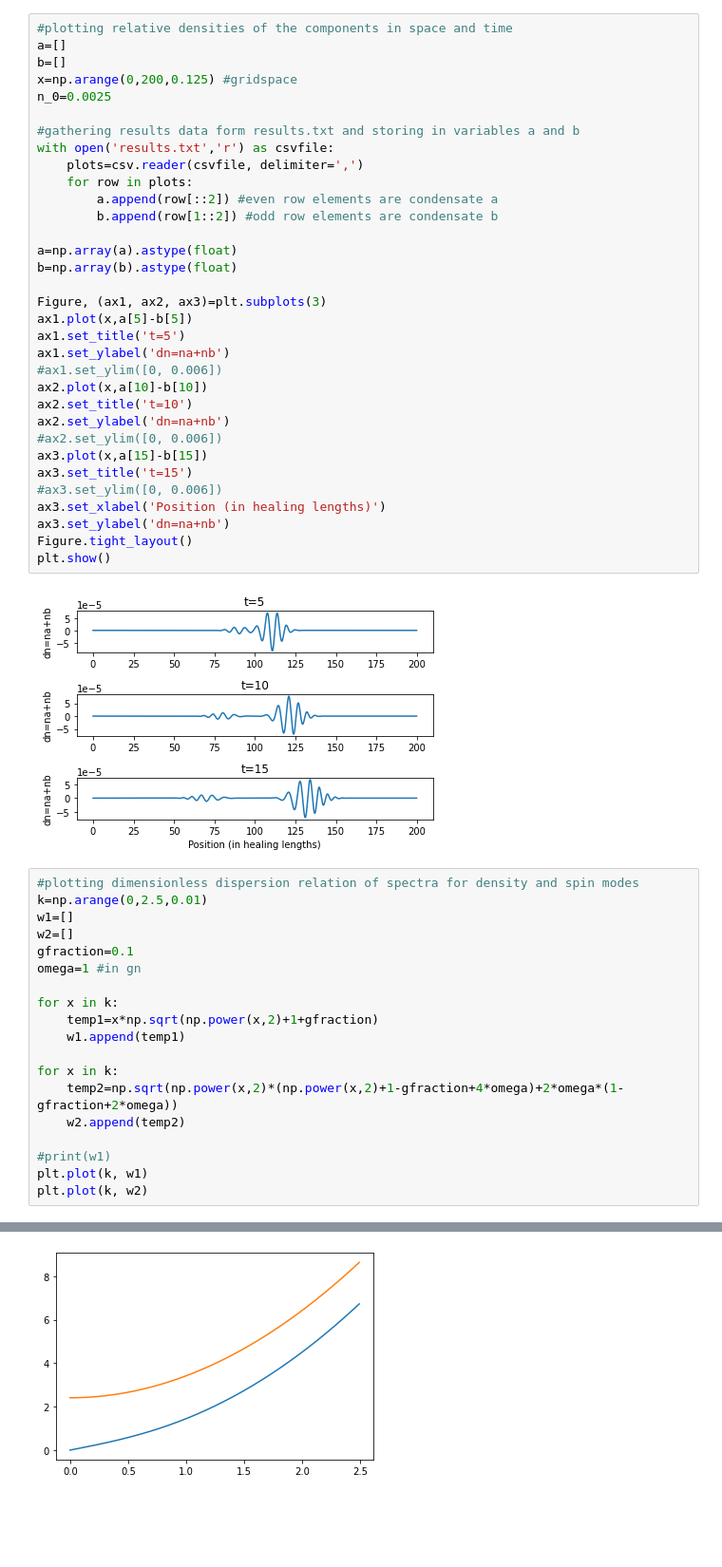
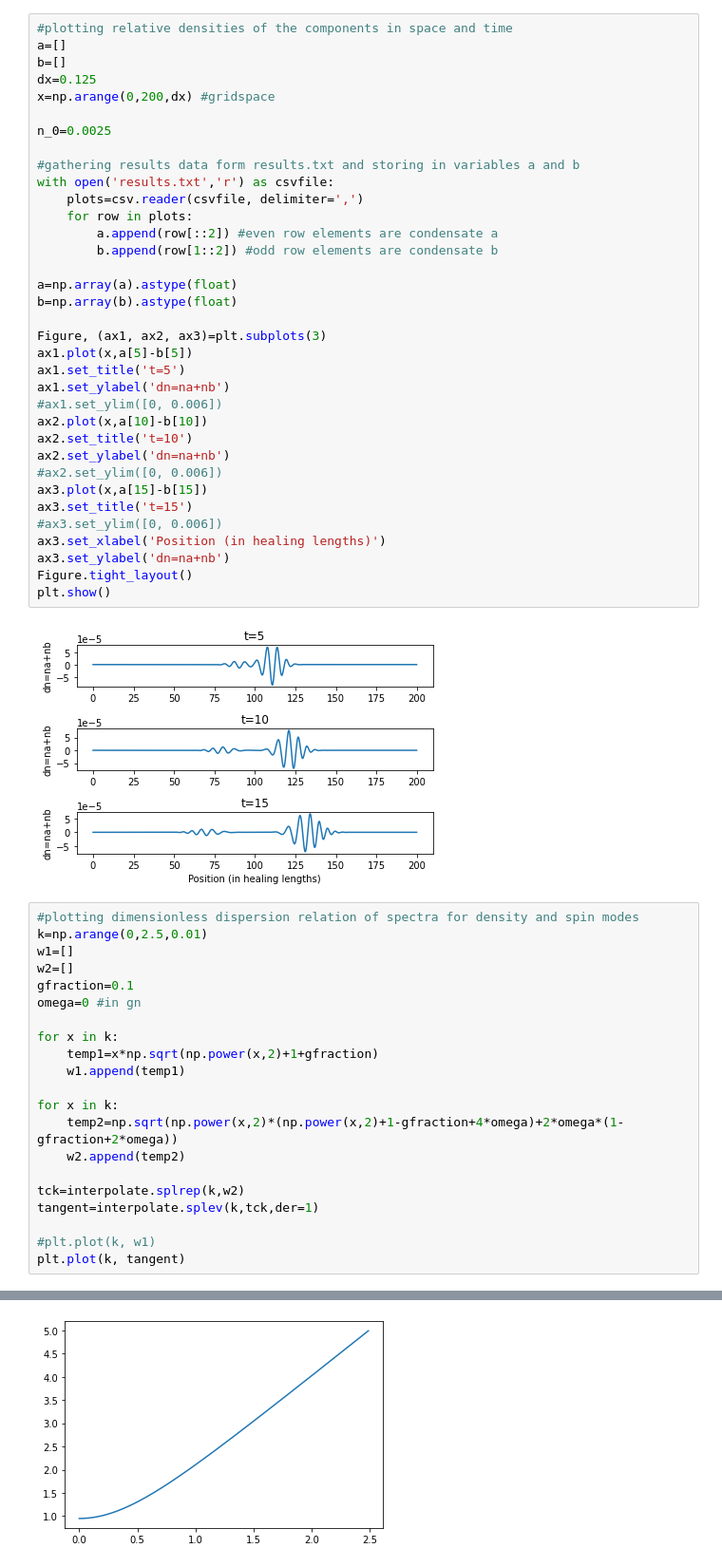
Before and after one commit to ebbeborg/GPsolver, a Jupyter notebook: results/results.ipynb, the cells around one changed output, grey strips where cells are left out. Shown at 95% size. Drawn from its saved outputs; the diff is of its cells as text; blank space fills up the shorter version.

```diff
--- a/results/results.ipynb
+++ b/results/results.ipynb
@@ -7,7 +8,9 @@ import csv
 #plotting relative densities of the components in space and time
 a=[]
 b=[]
-x=np.arange(0,200,0.125) #gridspace
+dx=0.125
+x=np.arange(0,200,dx) #gridspace
+
 n_0=0.0025
 
 #gathering results data form results.txt and storing in variables a and b
@@ -41,22 +44,24 @@ plt.show()
 # %%
 #plotting dimensionless dispersion relation of spectra for density and spin modes
 k=np.arange(0,2.5,0.01)
 w1=[]
 w2=[]
 gfraction=0.1
-omega=1 #in gn
+omega=0 #in gn
 
 for x in k:
     temp1=x*np.sqrt(np.power(x,2)+1+gfraction)
     w1.append(temp1)
 
 for x in k:
     temp2=np.sqrt(np.power(x,2)*(np.power(x,2)+1-gfraction+4*omega)+2*omega*(1-gfraction+2*omega))
     w2.append(temp2)
 
-#print(w1)
-plt.plot(k, w1)
-plt.plot(k, w2)
+tck=interpolate.splrep(k,w2)
+tangent=interpolate.splev(k,tck,der=1)
+
+#plt.plot(k, w1)
+plt.plot(k, tangent)
 # %% [output]
 [<matplotlib.lines.Line2D at 0x...>]
-[figure, old version]
+[figure, new version]
```
Also changed, not shown: parts of 3 cells of this notebook, 2 other files.
